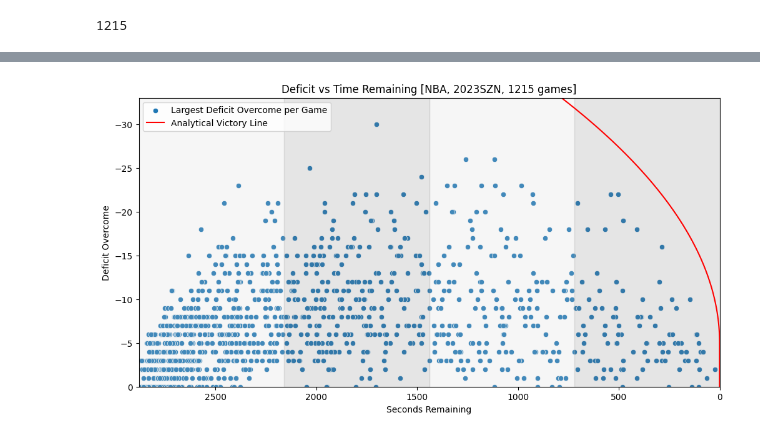
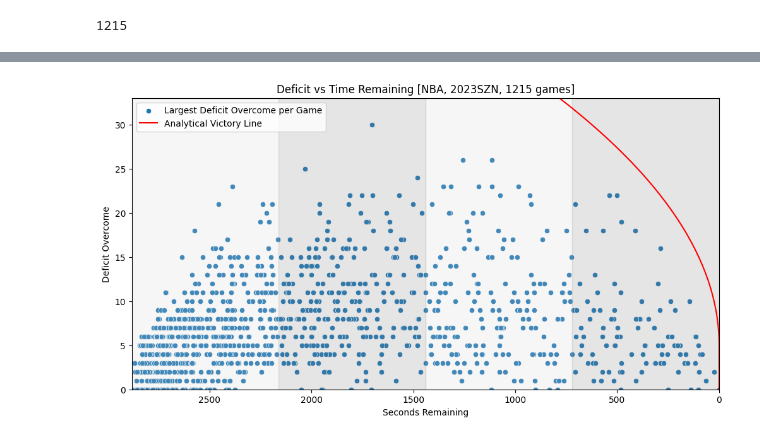
Before and after one commit to cwpace97/sports_analysis, a Jupyter notebook: nba_viz.ipynb, the cells around one changed output, grey strips where cells are left out. Saved outputs shown, nothing was run; the diff lists cells and outputs as text; code cells hidden in the pictures.

```diff
--- a/nba_viz.ipynb
+++ b/nba_viz.ipynb
@@ -6,8 +6,11 @@ import numpy as np
 import statsmodels.api as sm
 # %%
 df = pd.read_csv('outputs/comebacks_v1.csv')
-df = df[df['deficit']<=0]
+df = df[df['largest_deficit']<=0]
 df = df[df['game title'] != 'Oklahoma City Thunder at Dallas Mavericks']
 print(len(df))
+
+df['largest_deficit'] = df['largest_deficit']*-1
+df['latest_deficit'] = df['latest_deficit']*-1
 # %% [output]
 1215
@@ -103,39 +137,39 @@ Equation of the line: y = -0.02x + 0.00
 # %%
 # Create a scatter plot using Seaborn
 plt.figure(figsize=(12, 6))
-sns.scatterplot(data=df, x='seconds_remaining', y='deficit', label='Largest Deficit Overcome per Game')
+sns.scatterplot(data=df, x='largest_deficit_seconds_remaining', y='largest_deficit', label='Largest Deficit Overcome per Game')
 
 # Reverse the y-axis (negative numbers on top)
-plt.gca().invert_yaxis()
+# plt.gca().invert_yaxis()
 plt.gca().invert_xaxis()
 
 # Customizing the plot
 plt.title(f"Deficit vs Time Remaining [NBA, 2023SZN, {len(df)} games]")
 plt.xlabel("Seconds Remaining")
 plt.ylabel("Deficit Overcome")
 
-# plot the function
-y_values = np.linspace(-40, 0, 100)  # Generate 100 points for smooth line
-x_values = np.where(y_values >= -5, 0, (y_values + 5) ** 2)
+# Plot the analytical victory line
+y_values = np.linspace(0, 40, 100)  # Generate 100 points for smooth line
+x_values = np.where(y_values <= 5, 0, (y_values - 5) ** 2)
 
 plt.plot(x_values, y_values, color='red', label='Analytical Victory Line')
 # plt.plot(df['seconds_remaining'], slope * df['seconds_remaining'] + intercept, color='green', label=f"95% Quantile Line")
 
 # plot gray boxes
 plt.axvspan(0, 720, color="gray", alpha=0.2)
 plt.axvspan(720, 1440, color="lightgray", alpha=0.2)
 plt.axvspan(1440, 2160, color="gray", alpha=0.2)
 plt.axvspan(2160, 2880, color="lightgray", alpha=0.2)
 
 # limit x-axis to only 4 quarters
 plt.xlim(2880, 0)
-plt.ylim(0, min(df['deficit'])*1.1)
+plt.ylim(0, max(df['largest_deficit'])*1.1)
 plt.legend()
 
 # Save
-plt.savefig("images/2023_NBA_v1", dpi=300)
+plt.savefig("images/v2/2023_NBA_largest", dpi=300)
 
 # Show the plot
 plt.show()
 # %% [output]
-[figure, old version]
+[figure, new version]
```
Also changed, not shown: parts of 13 cells of this notebook, 16 other files.
